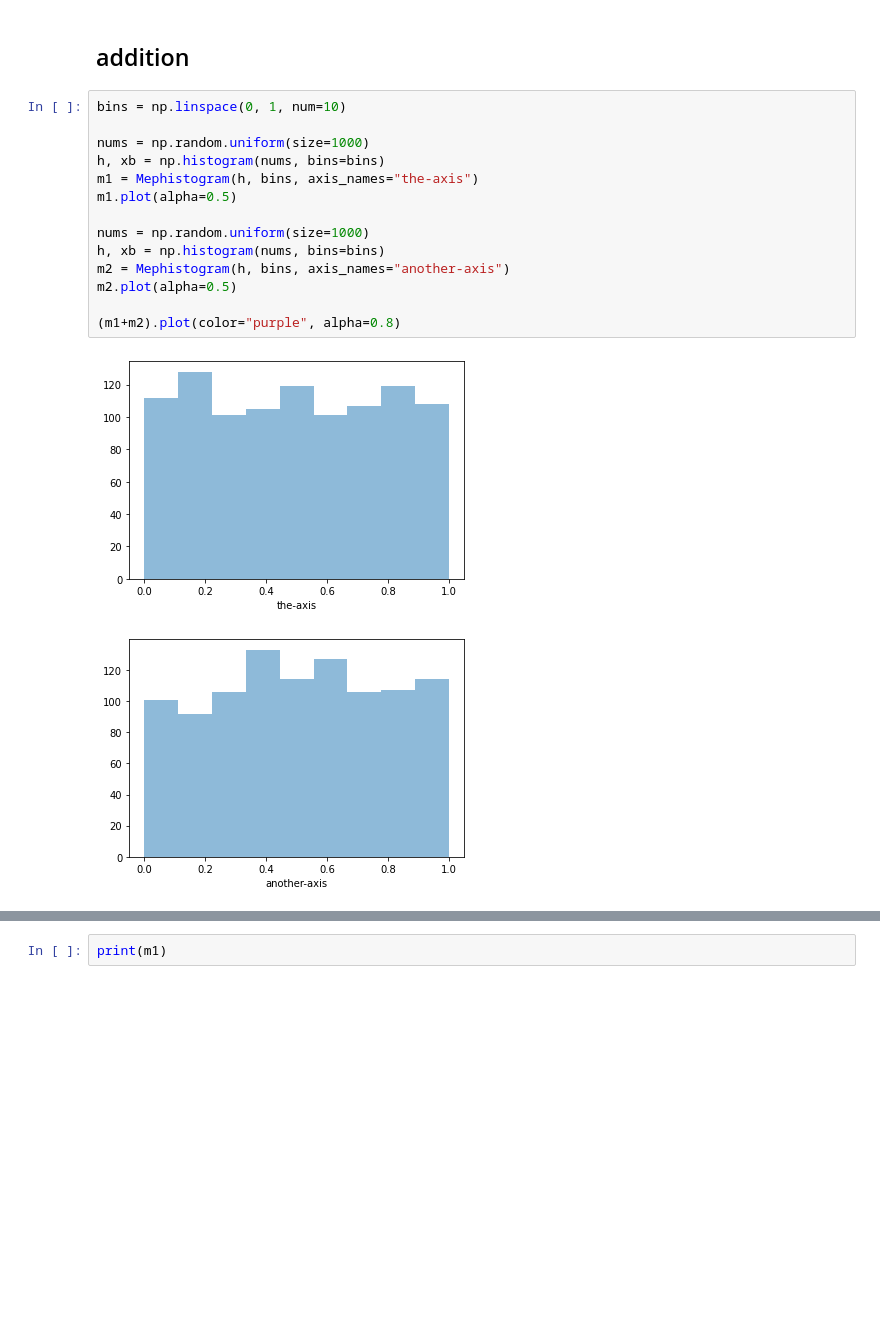
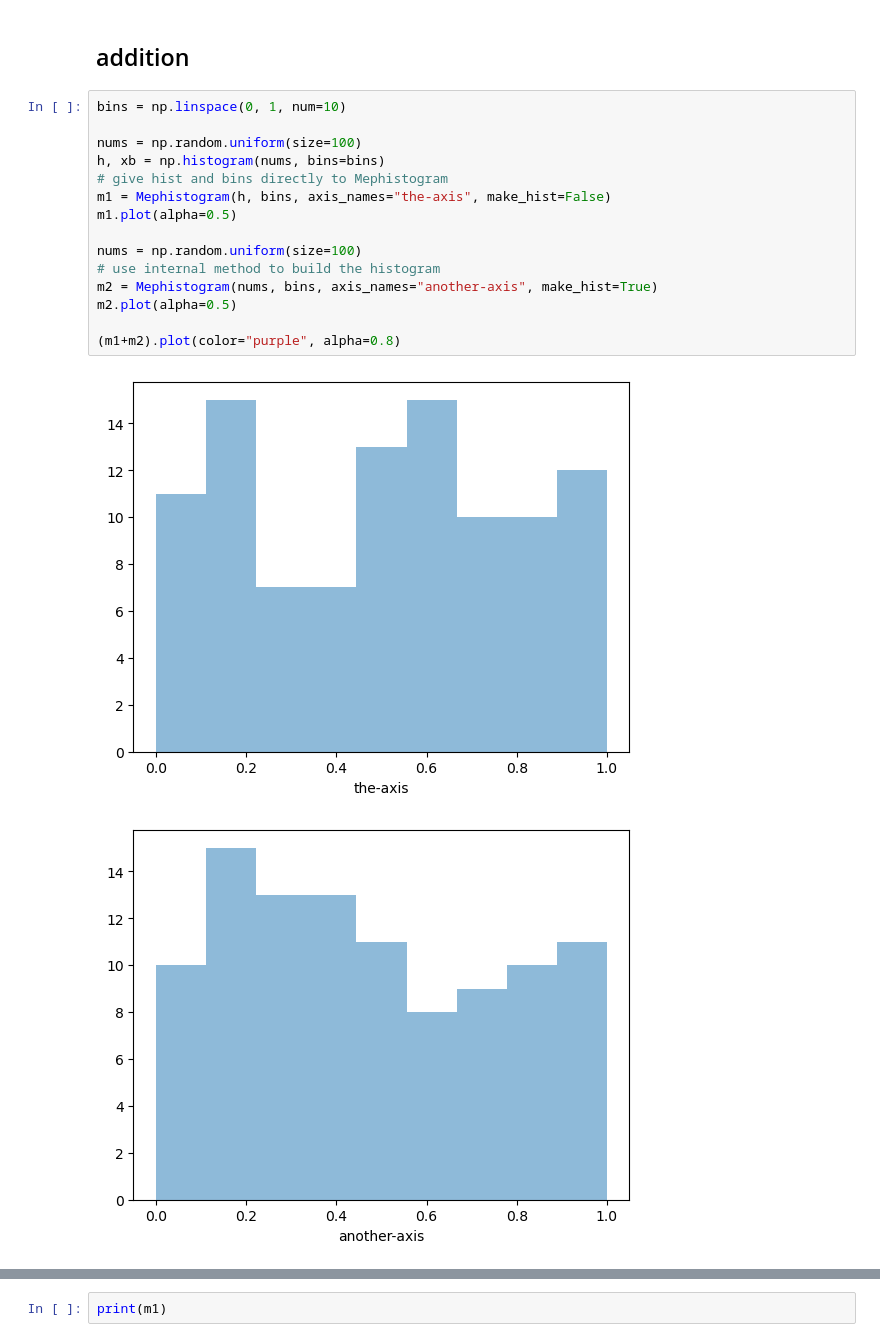
Before and after one commit to PLEnuM-group/mephistogram, a Jupyter notebook: notebooks/demo_mephisto.ipynb, the cells around one changed output, grey strips where cells are left out. Saved outputs shown, nothing was run; the diff lists cells and outputs as text; blank space fills up the shorter version.

Commit message:
added make_hist function

```diff
--- a/notebooks/demo_mephisto.ipynb
+++ b/notebooks/demo_mephisto.ipynb
@@ -19,17 +19,18 @@ from mephisto import Mephistogram
 # %%
 bins = np.linspace(0, 1, num=10)
 
-nums = np.random.uniform(size=1000)
+nums = np.random.uniform(size=100)
 h, xb = np.histogram(nums, bins=bins)
-m1 = Mephistogram(h, bins, axis_names="the-axis")
+# give hist and bins directly to Mephistogram
+m1 = Mephistogram(h, bins, axis_names="the-axis", make_hist=False)
 m1.plot(alpha=0.5)
 
-nums = np.random.uniform(size=1000)
-h, xb = np.histogram(nums, bins=bins)
-m2 = Mephistogram(h, bins, axis_names="another-axis")
+nums = np.random.uniform(size=100)
+# use internal method to build the histogram
+m2 = Mephistogram(nums, bins, axis_names="another-axis", make_hist=True)
 m2.plot(alpha=0.5)
 
 (m1+m2).plot(color="purple", alpha=0.8)
 # %% [output]
-[figure, old version]
+[figure, new version]
-[figure, old version]
+[figure, new version]
```
Also changed, not shown: parts of 4 cells of this notebook, 1 other file.
